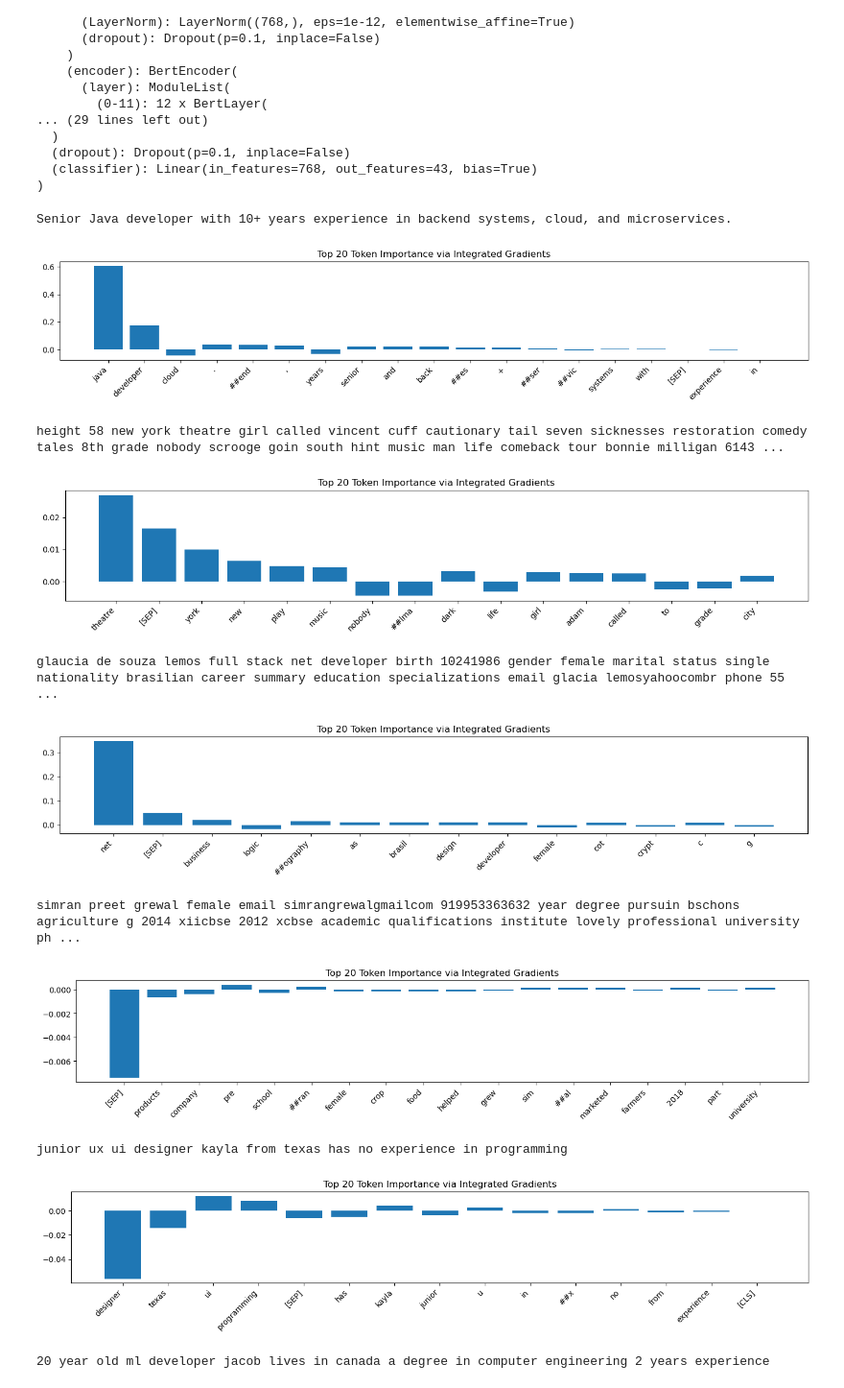
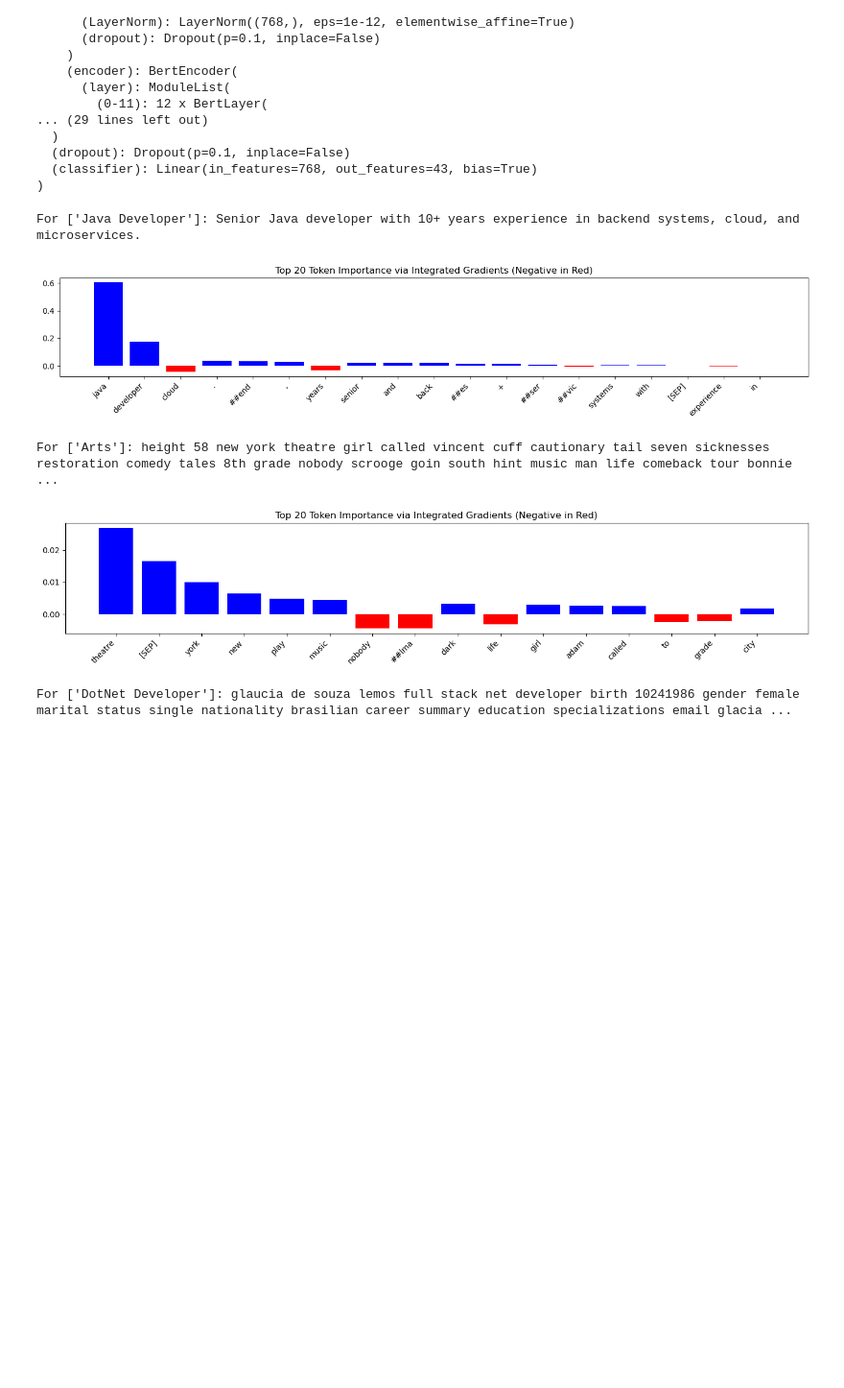
Before and after one commit to natagapova/xai-resume-bias, a Jupyter notebook: notebooks/integrated_gradients.ipynb, the cells around one changed output. Shown: that part at 96% size. Drawn from its saved outputs; the diff is of its cells as text; code cells hidden in the pictures; blank space fills up the shorter version.

Commit message:
made label encoding dynamic

```diff
--- a/notebooks/integrated_gradients.ipynb
+++ b/notebooks/integrated_gradients.ipynb
@@ -5,0 +7,9 @@ import matplotlib.pyplot as plt
+# %%
+dataset = load_dataset("ahmedheakl/resume-atlas", split="train")
+label_column = "Category"
+
+label_encoder = LabelEncoder()
+label_encoder.fit(dataset[label_column])
+
+print(f"We have {len(label_encoder.classes_)} classes in total:")
+print(label_encoder.classes_)
@@ -50,10 +73,13 @@ def draw_attributions(attributions, input_ids, fig_number):
     # Unzip the top 20 pairs
     top_tokens, top_attributions = zip(*top_20_pairs)
 
+    # Determine colors based on attribution sign
+    colors = ['red' if attr < 0 else 'blue' for attr in top_attributions]
+
     plt.figure(figsize=(14, 3))
-    plt.bar(top_tokens, top_attributions)
+    plt.bar(top_tokens, top_attributions, color=colors) # Apply colors
     plt.xticks(rotation=45, ha="right") # Adjust rotation alignment
-    plt.title("Top 20 Token Importance via Integrated Gradients")
+    plt.title("Top 20 Token Importance via Integrated Gradients (Negative in Red)")
     plt.tight_layout()
 
     plt.savefig(f"example{fig_number}.png", bbox_inches='tight')
@@ -105,26 +131,29 @@ gender_marked_texts = [
     "junior ux ui designer kayla from texas has no experience in programming",
     "20 year old ml developer jacob lives in canada a degree in computer engineering 2 years experience"
 ]
 
-target_classes = [29, 5, 20, 4, 42, 15] # Java Developer, Arts, DotNet Developer, Architecture, Web Designer, Data Scientist
+target_classes = [
+    label_encoder.transform(["Java Developer"]),
+    label_encoder.transform(["Arts"]),
+    label_encoder.transform(["DotNet Developer"]),
+    label_encoder.transform(["Agriculture"]),
+    label_encoder.transform(["Designing"]),
+    label_encoder.transform(["Data Science"])
+]
+
+assert len(gender_marked_texts) == len(target_classes)
 
 ig = IntegratedGradients(forward_from_embeddings)
 
 for i, text in enumerate(gender_marked_texts):
-    print(text)
+    print(f"For {label_encoder.classes_[target_classes[i]]}: {text}")
 
     target_class = target_classes[i]
     attributions, input_ids = test_sample(text, ig)
     draw_attributions(attributions, input_ids, i)
 # %% [output]
-Senior Java developer with 10+ years experience in backend systems, cloud, and microservices.
+For ['Java Developer']: Senior Java developer with 10+ years experience in backend systems, cloud, and microservices.
-[figure, old version]
+[figure, new version]
-height 58 new york theatre girl called vincent cuff cautionary tail seven sicknesses restoration comedy tales 8th grade nobody scrooge goin south hint music man life comeback tour bonnie milligan 6143 ...
+For ['Arts']: height 58 new york theatre girl called vincent cuff cautionary tail seven sicknesses restoration comedy tales 8th grade nobody scrooge goin south hint music man life comeback tour bonnie ...
-[figure, old version]
+[figure, new version]
-glaucia de souza lemos full stack net developer birth 10241986 gender female marital status single nationality brasilian career summary education specializations email glacia lemosyahoocombr phone 55  ...
+For ['DotNet Developer']: glaucia de souza lemos full stack net developer birth 10241986 gender female marital status single nationality brasilian career summary education specializations email glacia ...
-[figure, removed]
-simran preet grewal female email simrangrewalgmailcom 919953363632 year degree pursuin bschons agriculture g 2014 xiicbse 2012 xcbse academic qualifications institute lovely professional university ph ...
-[figure, removed]
-junior ux ui designer kayla from texas has no experience in programming
-[figure, removed]
-20 year old ml developer jacob lives in canada a degree in computer engineering 2 years experience
```
Also changed, not shown: parts of 3 cells of this notebook, 6 other files.
